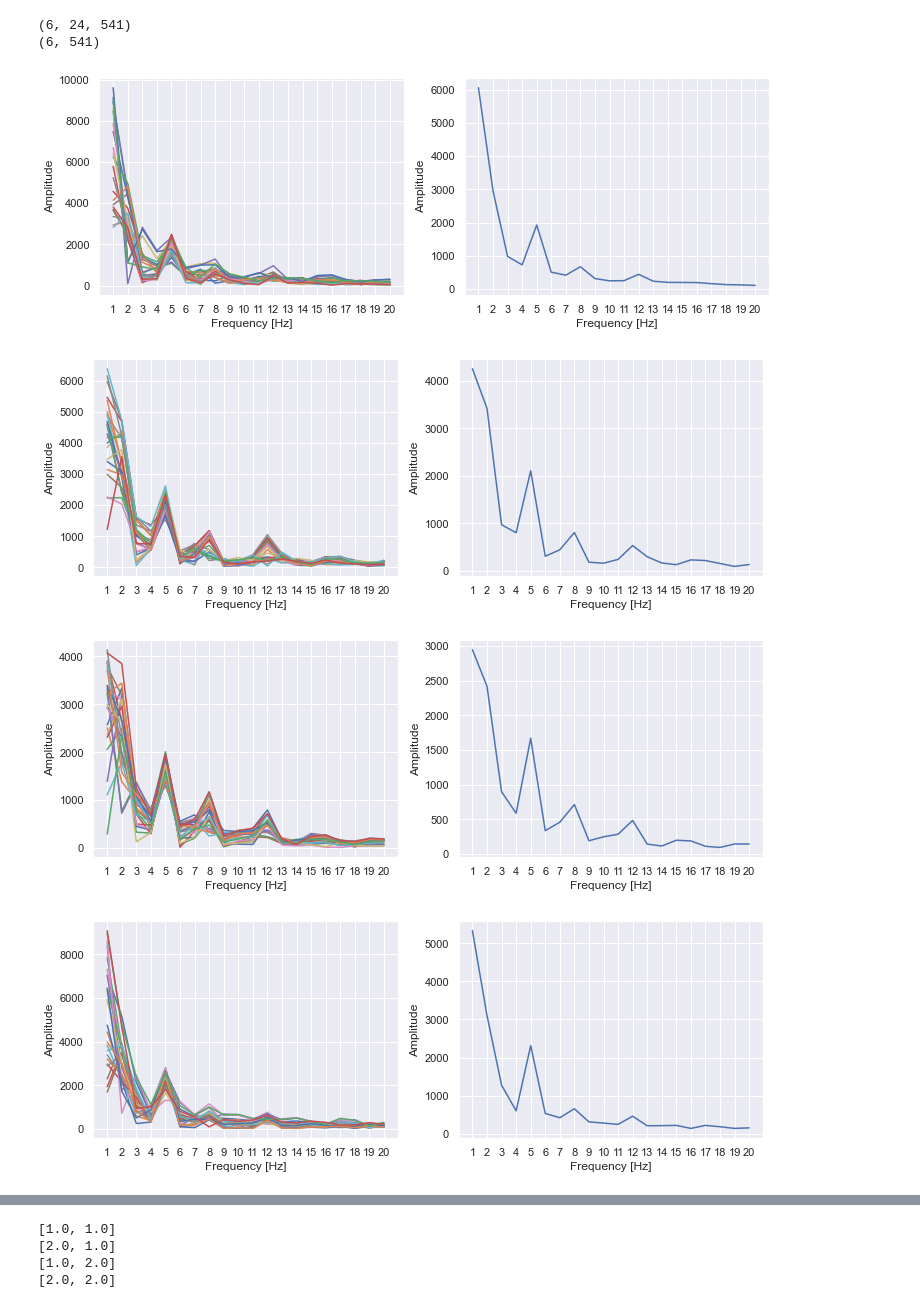
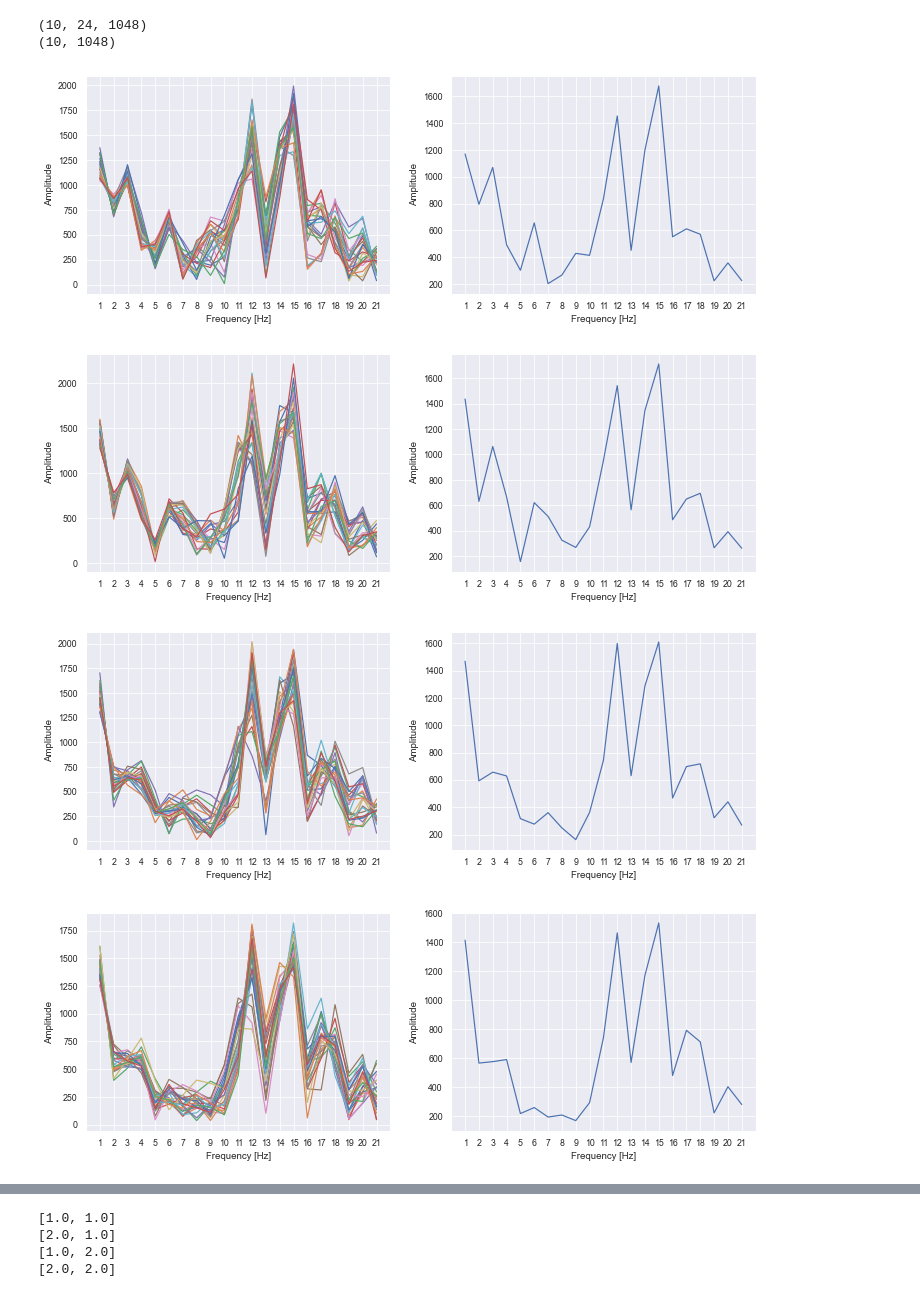
Before and after one commit to auk1709/VLP-Lab, a Jupyter notebook: cameraPositioning.ipynb, the cells around one changed output, grey strips where cells are left out. Saved outputs shown, nothing was run; the diff lists cells and outputs as text; code cells hidden in the pictures.

```diff
--- a/cameraPositioning.ipynb
+++ b/cameraPositioning.ipynb
@@ -10,7 +11,10 @@ from scipy.optimize import curve_fit
 from scipy.optimize import leastsq
 # %%
 imgs = np.array([cv2.imread(path, cv2.IMREAD_GRAYSCALE)
-                for path in glob.glob('./data/img/2021-12-20/train/*.jpg')])
+                for path in glob.glob('./data/img/2022-04-21/train/*.jpg')])
+# print(imgs.shape)
+# print(imgs[0])
 avg_rows = np.mean(imgs, axis=1)
+print(avg_rows.shape)
 # avg_rows = np.median(imgs, axis=1)
 specs_all = np.array([np.abs(np.fft.rfft(rows)) for rows in avg_rows])
@@ -19,26 +32,27 @@ TIMES_PER_POINT = 24
 # %%
 point_specs_list = np.reshape(
     specs_all, (len(specs_all)//TIMES_PER_POINT, TIMES_PER_POINT, -1))
 print(point_specs_list.shape)
 avg_spec_list = np.mean(point_specs_list, axis=1)
 print(avg_spec_list.shape)
 
 sns.set()
-x = np.arange(1, 21)
+sns.set_context("paper")
+x = np.arange(1, 22)
 for point_specs, avg_spec in zip(point_specs_list, avg_spec_list):
     fig, axes = plt.subplots(1, 2, figsize=(12, 4))
     for specs in point_specs:
-        axes[0].plot(x, specs[1:21])
-    axes[1].plot(x, avg_spec[1:21])
+        axes[0].plot(x, specs[1:22])
+    axes[1].plot(x, avg_spec[1:22])
     for ax in axes:
         ax.set_xticks(x)
         ax.set_xticklabels(x)
         ax.set_xlabel('Frequency [Hz]')
         ax.set_ylabel('Amplitude')
 # %% [output]
-(6, 24, 541)
-(6, 541)
+(10, 24, 1048)
+(10, 1048)
-[figure, old version]
+[figure, new version]
-[figure, old version]
+[figure, new version]
-[figure, old version]
+[figure, new version]
-[figure, old version]
+[figure, new version]
```
Also changed, not shown: parts of 23 cells of this notebook, 4 other files.
